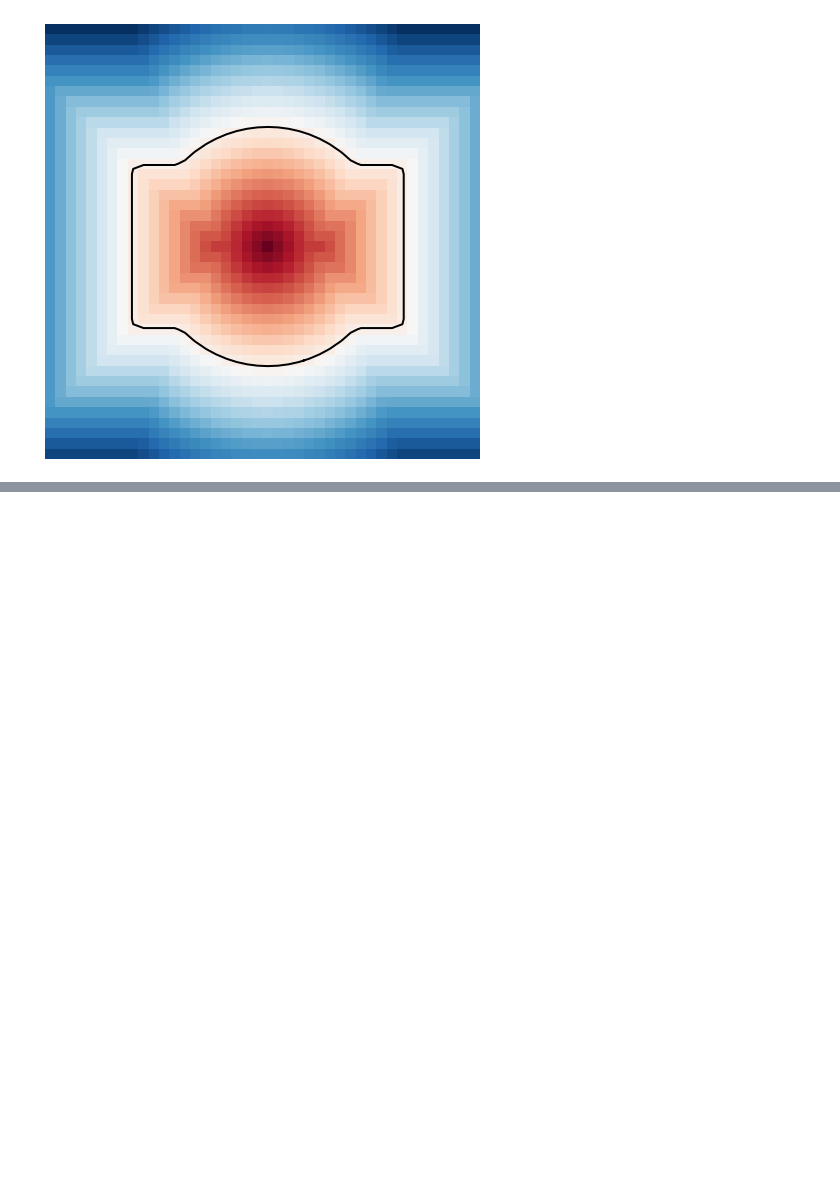
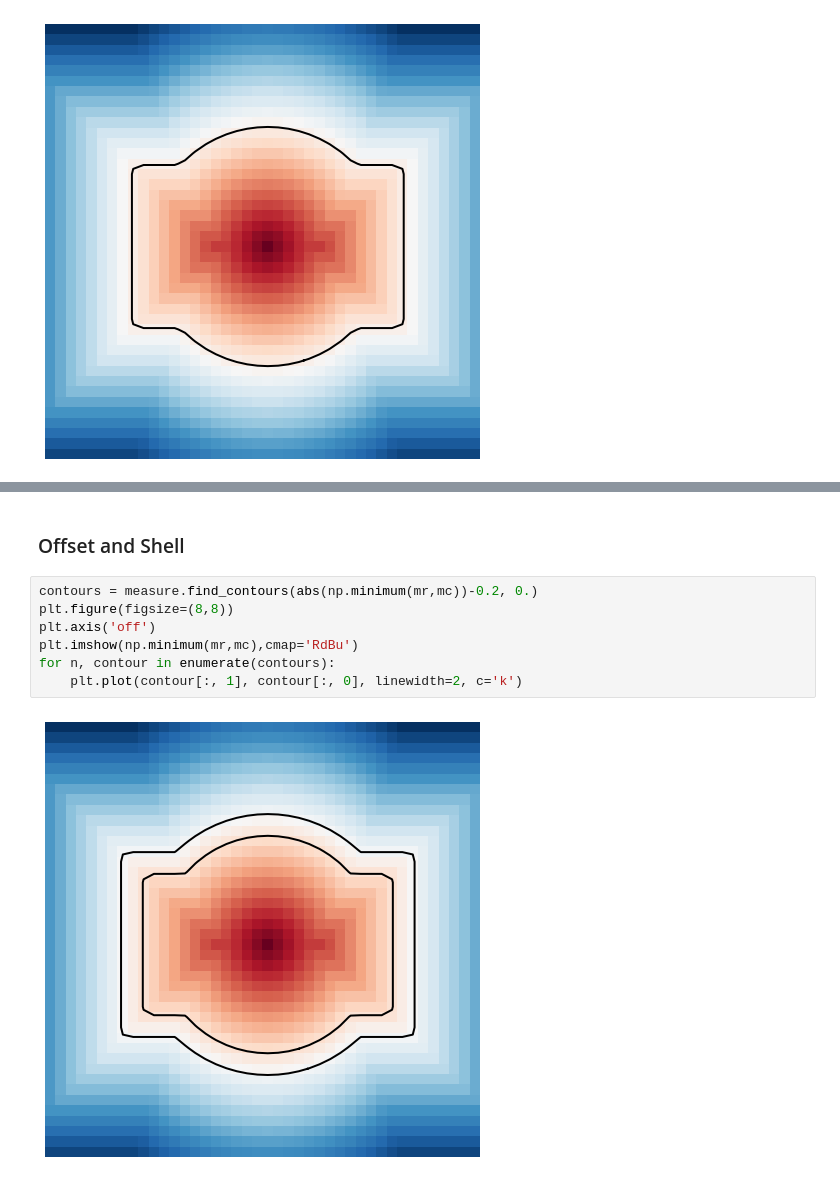
Before and after one commit to compas-teaching/ITA19, a Jupyter notebook: modules/module8/volmod.ipynb, the cells around one changed output, grey strips where cells are left out. Drawn from its saved outputs; the diff is of its cells as text; blank space fills up the shorter version.

Commit message:
add shell, lattice, booleans to nb

```diff
--- a/modules/module8/volmod.ipynb
+++ b/modules/module8/volmod.ipynb
@@ -233,0 +197,11 @@ y          int        41
+# %% [markdown]
+### Offset and Shell
+# %%
+contours = measure.find_contours(abs(np.minimum(mr,mc))-0.2, 0.)
+plt.figure(figsize=(8,8))
+plt.axis('off')
+plt.imshow(np.minimum(mr,mc),cmap='RdBu')
+for n, contour in enumerate(contours):
+    plt.plot(contour[:, 1], contour[:, 0], linewidth=2, c='k')
+# %% [output]
+[figure, added]
```
Also changed, not shown: parts of 15 cells of this notebook, 2 other files.
